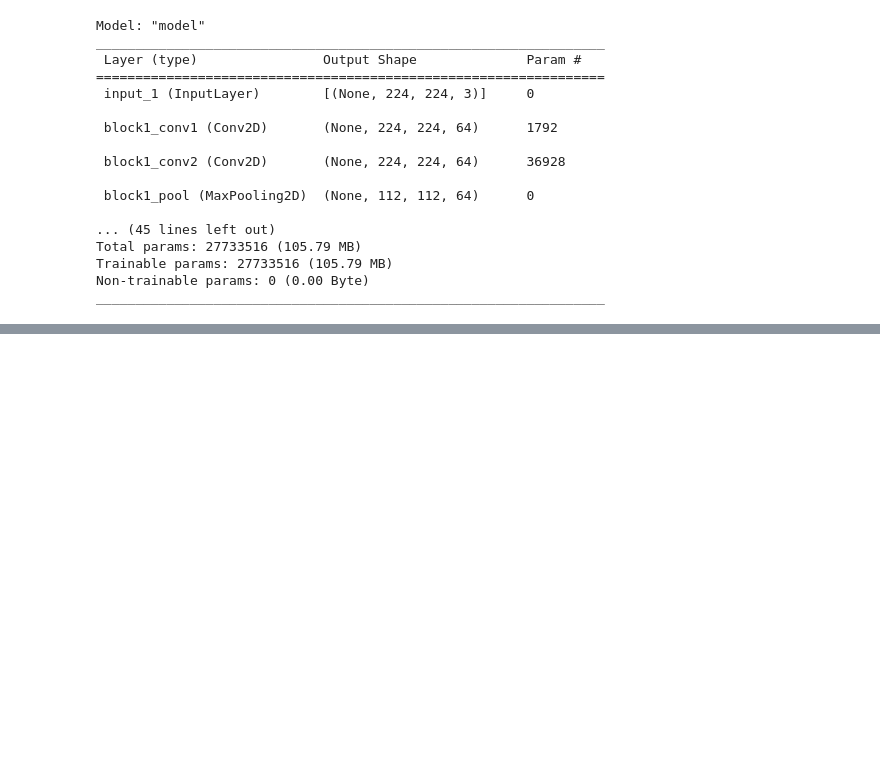
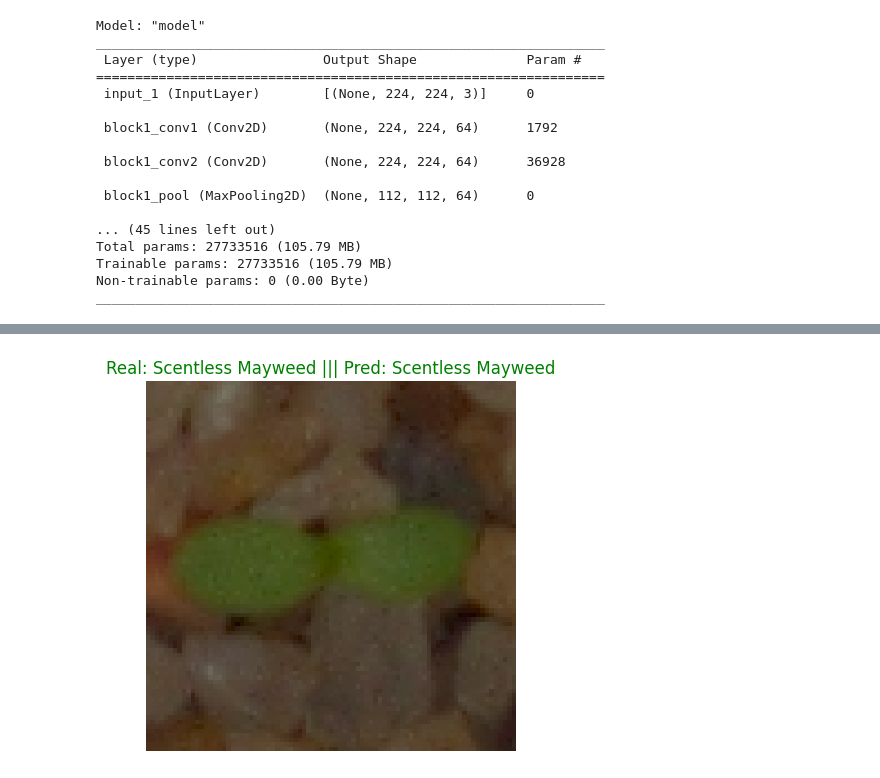
Before and after one commit to Kamalesh1512/Image_classification, a Jupyter notebook: Notebook/plant-seedling-classification-image-classification.ipynb, the cells around one changed output, grey strips where cells are left out. Drawn from its saved outputs; the diff is of its cells as text; code cells hidden in the pictures; blank space fills up the shorter version.

```diff
--- a/Notebook/plant-seedling-classification-image-classification.ipynb
+++ b/Notebook/plant-seedling-classification-image-classification.ipynb
@@ -250,0 +302,3 @@ array([[2.9261652e-01, 5.9232661e-06, 8.3472725e-04, ..., 7.0891445e-05,
+# %%
+display_image_and_prediction(model,test_data,classes[random.randint(0,len(classes)-1)])
+# %% [output]
@@ -250,0 +306 @@ array([[2.9261652e-01, 5.9232661e-06, 8.3472725e-04, ..., 7.0891445e-05,
+[figure, added]
```
Also changed, not shown: parts of 15 cells of this notebook.
